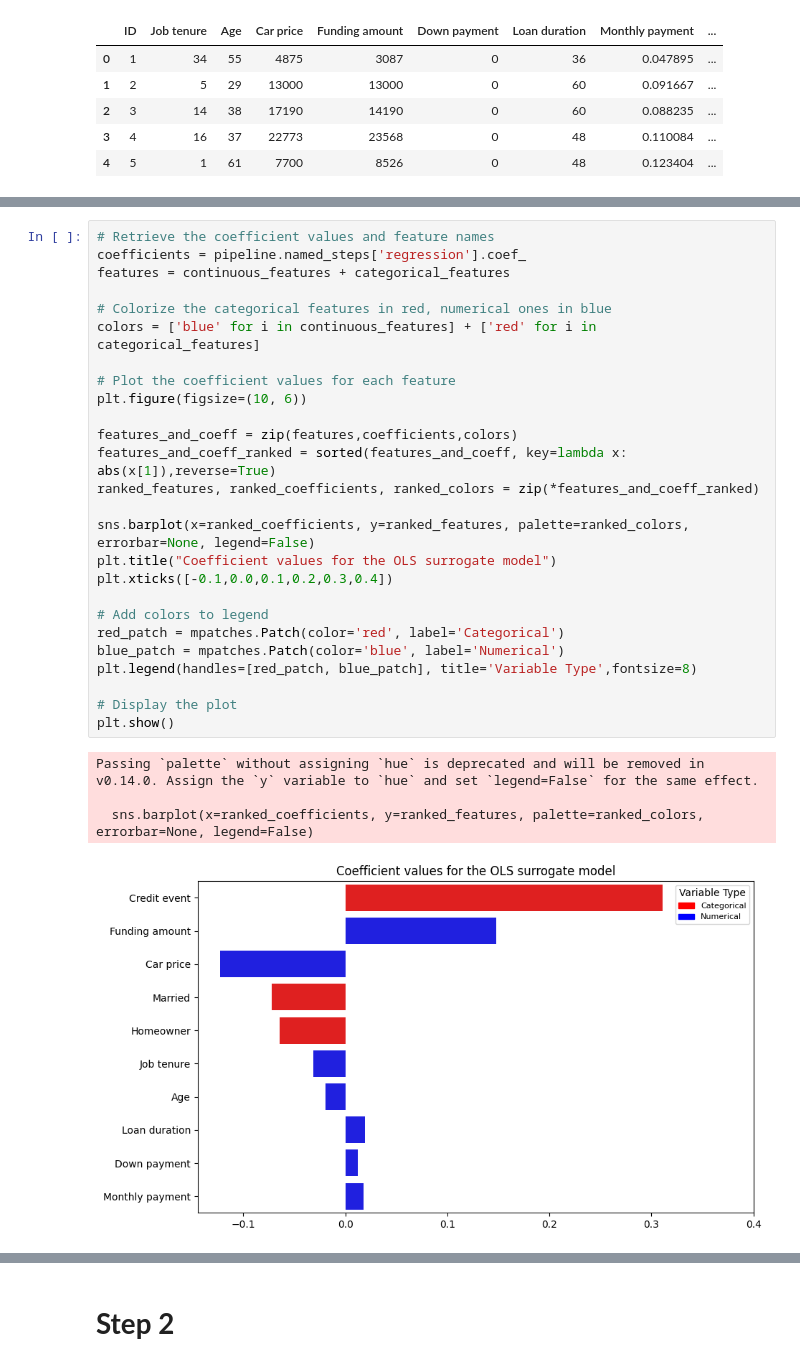
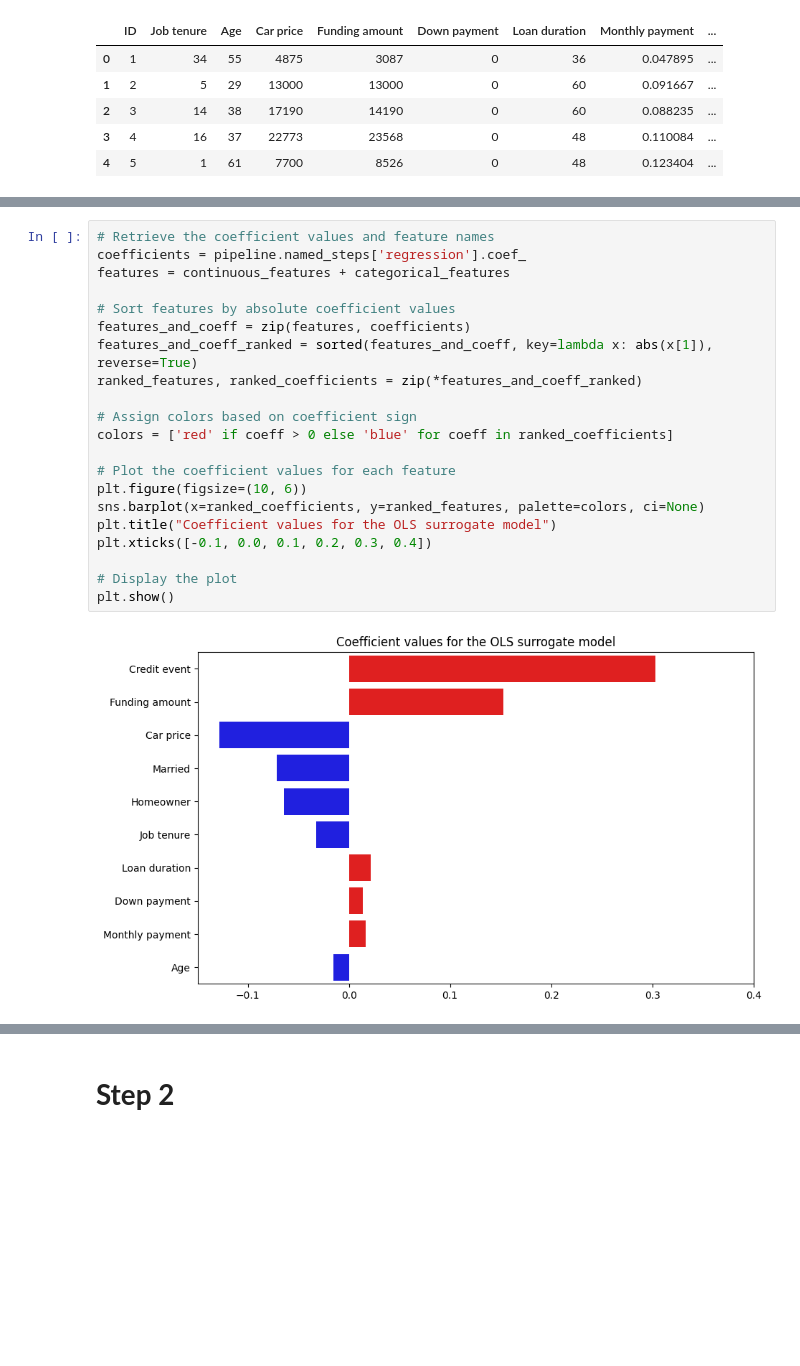
Before and after one commit to AdeStAff/credit_scoring, a Jupyter notebook: final_nb.ipynb, the cells around one changed output, grey strips where cells are left out. Drawn from its saved outputs; the diff is of its cells as text; blank space fills up the shorter version.

```diff
--- a/final_nb.ipynb
+++ b/final_nb.ipynb
@@ -66,31 +73,23 @@ np.float64(0.16005814434554344)
 # %%
 # Retrieve the coefficient values and feature names
 coefficients = pipeline.named_steps['regression'].coef_
 features = continuous_features + categorical_features
 
-# Colorize the categorical features in red, numerical ones in blue
-colors = ['blue' for i in continuous_features] + ['red' for i in categorical_features]
+# Sort features by absolute coefficient values
+features_and_coeff = zip(features, coefficients)
+features_and_coeff_ranked = sorted(features_and_coeff, key=lambda x: abs(x[1]), reverse=True)
+ranked_features, ranked_coefficients = zip(*features_and_coeff_ranked)
+
+# Assign colors based on coefficient sign
+colors = ['red' if coeff > 0 else 'blue' for coeff in ranked_coefficients]
 
 # Plot the coefficient values for each feature
 plt.figure(figsize=(10, 6))
-
-features_and_coeff = zip(features,coefficients,colors)
-features_and_coeff_ranked = sorted(features_and_coeff, key=lambda x: abs(x[1]),reverse=True)
-ranked_features, ranked_coefficients, ranked_colors = zip(*features_and_coeff_ranked)
-
-sns.barplot(x=ranked_coefficients, y=ranked_features, palette=ranked_colors, errorbar=None, legend=False)
+sns.barplot(x=ranked_coefficients, y=ranked_features, palette=colors, ci=None)
 plt.title("Coefficient values for the OLS surrogate model")
-plt.xticks([-0.1,0.0,0.1,0.2,0.3,0.4])
-
-# Add colors to legend
-red_patch = mpatches.Patch(color='red', label='Categorical')
-blue_patch = mpatches.Patch(color='blue', label='Numerical')
-plt.legend(handles=[red_patch, blue_patch], title='Variable Type',fontsize=8)
+plt.xticks([-0.1, 0.0, 0.1, 0.2, 0.3, 0.4])
 
 # Display the plot
 plt.show()
 # %% [output]
-Passing `palette` without assigning `hue` is deprecated and will be removed in v0.14.0. Assign the `y` variable to `hue` and set `legend=False` for the same effect.
-
-  sns.barplot(x=ranked_coefficients, y=ranked_features, palette=ranked_colors, errorbar=None, legend=False)
-[figure, old version]
+[figure, new version]
```
Also changed, not shown: parts of 32 cells of this notebook, 8 other files.
